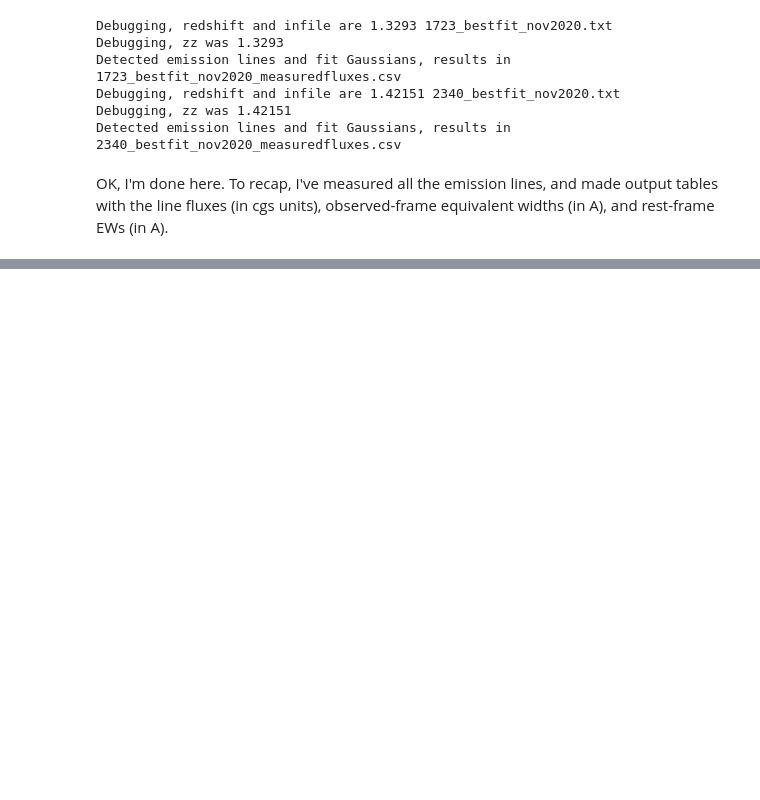
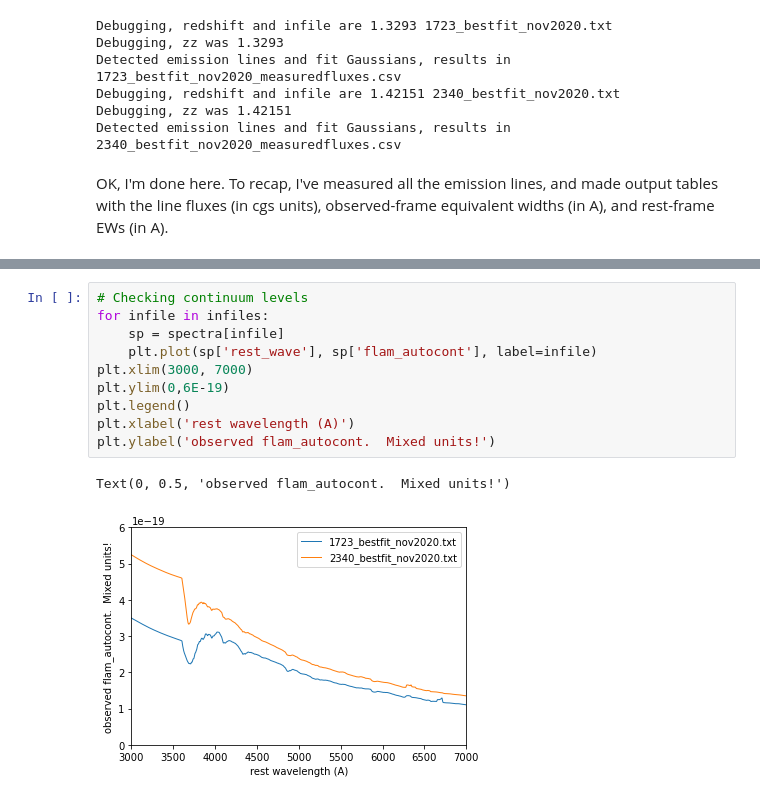
Before and after one commit to janerigby/NB, a Jupyter notebook: fit_prospectorlines_s1723s2340.ipynb, the cells around one changed output, grey strips where cells are left out. Saved outputs shown, nothing was run; the diff lists cells and outputs as text; blank space fills up the shorter version.

```diff
--- a/fit_prospectorlines_s1723s2340.ipynb
+++ b/fit_prospectorlines_s1723s2340.ipynb
@@ -180,0 +178,13 @@ subset.loc[subset['linecen_r'].between(6500,6700)].head()
+# %%
+# Checking continuum levels
+for infile in infiles:
+    sp = spectra[infile]
+    plt.plot(sp['rest_wave'], sp['flam_autocont'], label=infile)
+plt.xlim(3000, 7000)
+plt.ylim(0,6E-19)
+plt.legend()
+plt.xlabel('rest wavelength (A)')
+plt.ylabel('observed flam_autocont.  Mixed units!')
+# %% [output]
+Text(0, 0.5, 'observed flam_autocont.  Mixed units!')
+[figure, added]
```
Also changed, not shown: parts of 2 cells of this notebook.
